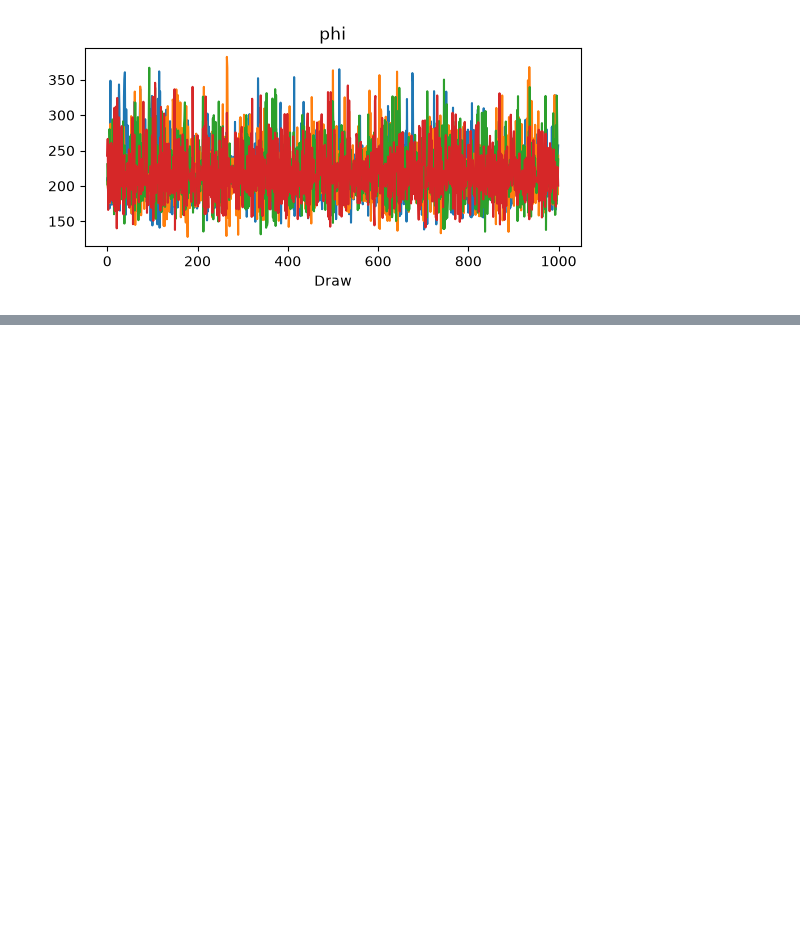
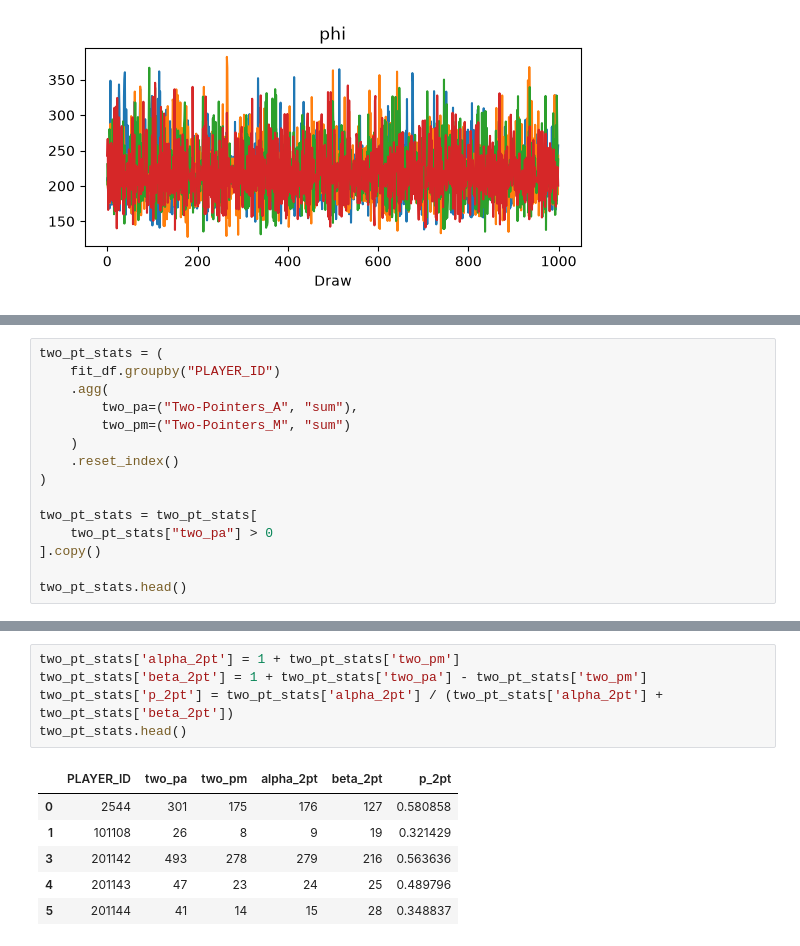
Before and after one commit to nikoiaki-ai/NBA_Project, a Jupyter notebook: notebooks/my_notebook.ipynb, the cells around one changed output, grey strips where cells are left out. Drawn from its saved outputs; the diff is of its cells as text; blank space fills up the shorter version.

```diff
--- a/notebooks/my_notebook.ipynb
+++ b/notebooks/my_notebook.ipynb
@@ -1038,0 +1179,15 @@ phi  219.5  39      160      290     8515     2884  1.00      0.47    0.76
+# %%
+two_pt_stats = (
+    fit_df.groupby("PLAYER_ID")
+    .agg(
+        two_pa=("Two-Pointers_A", "sum"),
+        two_pm=("Two-Pointers_M", "sum")
+    )
+    .reset_index()
+)
+
+two_pt_stats = two_pt_stats[
+    two_pt_stats["two_pa"] > 0
+].copy()
+
+two_pt_stats.head()
@@ -1038,0 +1201,12 @@ phi  219.5  39      160      290     8515     2884  1.00      0.47    0.76
+# %%
+two_pt_stats['alpha_2pt'] = 1 + two_pt_stats['two_pm']
+two_pt_stats['beta_2pt'] = 1 + two_pt_stats['two_pa'] - two_pt_stats['two_pm']
+two_pt_stats['p_2pt'] = two_pt_stats['alpha_2pt'] / (two_pt_stats['alpha_2pt'] + two_pt_stats['beta_2pt'])
+two_pt_stats.head()
+# %% [output]
+|  | PLAYER_ID | two_pa | two_pm | alpha_2pt | beta_2pt | p_2pt |
+| 0 | 2544 | 301 | 175 | 176 | 127 | 0.580858 |
+| 1 | 101108 | 26 | 8 | 9 | 19 | 0.321429 |
+| 3 | 201142 | 493 | 278 | 279 | 216 | 0.563636 |
+| 4 | 201143 | 47 | 23 | 24 | 25 | 0.489796 |
+| 5 | 201144 | 41 | 14 | 15 | 28 | 0.348837 |
```
Also changed, not shown: parts of 71 cells of this notebook, 57 other files.
